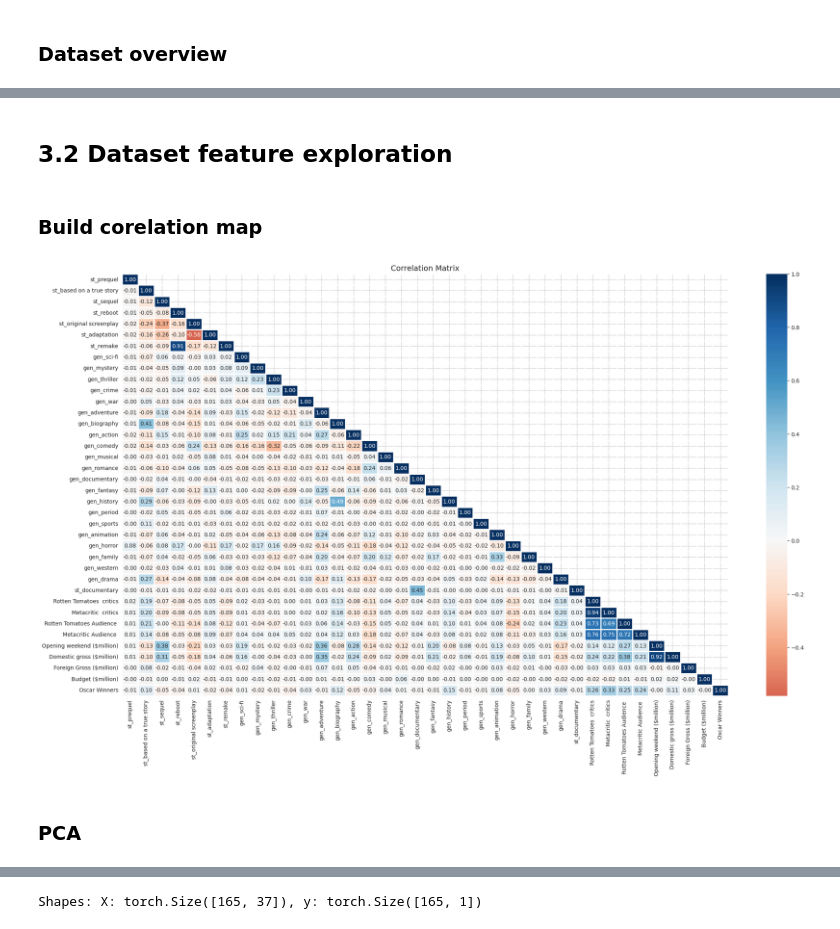
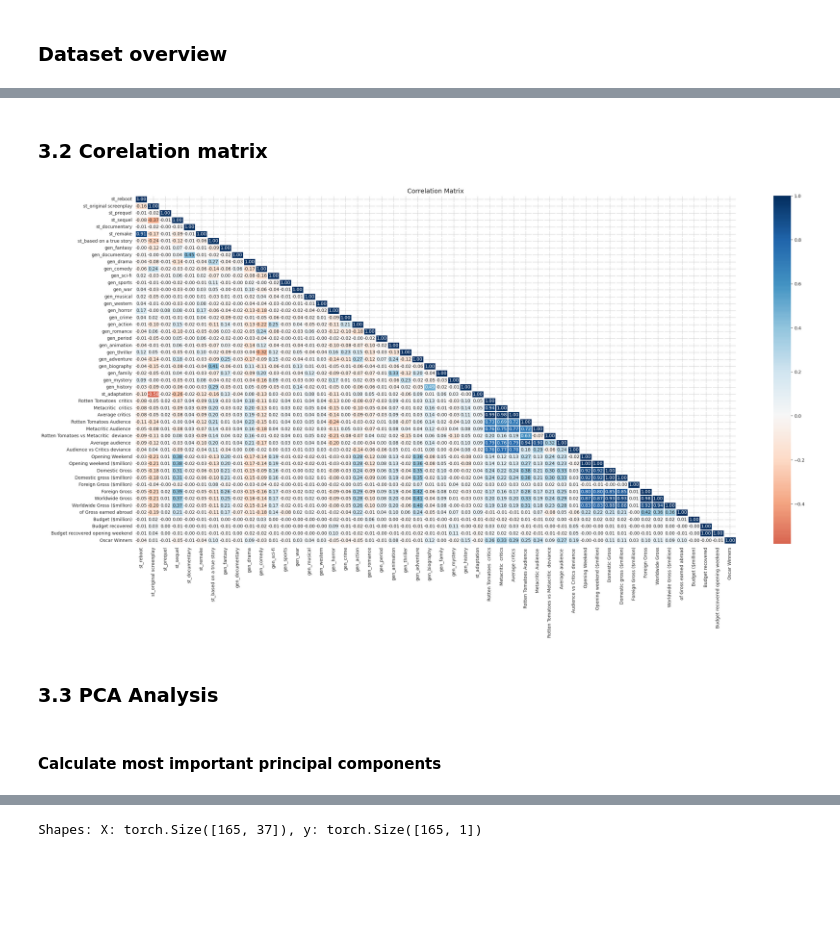
Before and after one commit to AAleksandros/HUA-DIT-Data-mining-project, a Jupyter notebook: data_mining.ipynb, the cells around one changed output, grey strips where cells are left out. Saved outputs shown, nothing was run; the diff lists cells and outputs as text; code cells hidden in the pictures; blank space fills up the shorter version.

```diff
--- a/data_mining.ipynb
+++ b/data_mining.ipynb
@@ -179,8 +179,3 @@ df.head()
 | 2 | 30 Days of Night | 2007 | adaptation | 50 | 53 | 52 | ... |
 | 3 | Across the Universe | 2007 | original screenplay | 54 | 56 | 55 | ... |
 | 4 | Alien vs. Predator - Requiem | 2007 | sequel | 14 | 29 | 22 | ... |
-# %%
-#Remove decimal points and percent symbols from numerical strings
-
-df[['Worldwide Gross', 'Foreign Gross ($million)']] = df[['Worldwide Gross', 'Foreign Gross ($million)']].replace(',','', regex=True)
-df = df.replace('%','', regex=True)
@@ -358,5 +417,3 @@ df['Oscar Winners'] = df["Oscar Winners"].notnull().astype("int")
-# %%
-df = df.drop(['Distributor', 'IMDb Rating', 'IMDB vs RT disparity', 'Opening Weekend', 'Domestic Gross', 'Foreign Gross', 'Worldwide Gross', 'Year', 'Release Date (US)', 'Oscar Detail', 'Rotten Tomatoes vs Metacritic  deviance', 'Audience vs Critics deviance ', 'Worldwide Gross ($million)', ' of Gross earned abroad', 'Average audience ', 'Average critics ', ' Budget recovered', ' Budget recovered opening weekend'], axis=1)
 # %% [markdown]
 ### Dataset overview
 # %%
@@ -383,28 +440,26 @@ df.head().T
 # %% [markdown]
-## 3.2 Dataset feature exploration
+### 3.2 Corelation matrix
-# %% [markdown]
-### Build corelation map
 # %%
-# remove film names column
-df = df.drop(['Film'], axis=1)
+# remove non relevant columns
+df = df.drop(['Film', 'Year','Distributor', 'IMDb Rating', 'IMDB vs RT disparity', 'Release Date (US)','Oscar Detail'], axis=1)
 # %%
 # Reset background style
 sns.set_style('whitegrid')
 
 corr = df.corr()
 
 mask = np.zeros_like(corr)
 mask[np.triu_indices_from(mask, k=1)] = True
 
 # Plot the heatmap
-plt.figure(figsize=(25, 14))
+plt.figure(figsize=(30, 14))
 sns.heatmap(corr, mask=mask, cmap=colormaps['RdBu'], annot=True, center=0, fmt='.2f', linewidths=2)
 plt.title('Correlation Matrix', fontsize=14)
 plt.show()
 # %% [output]
-[figure, old version]
+[figure, new version]
 # %% [markdown]
-### PCA
+### 3.3 PCA Analysis
 # %%
 # TODO: include movie name in dataframe and scatterplot (just for oscar winners maybe?)
 
@@ -418,3 +475,5 @@ df_reduced = df.drop(['st_prequel', 'st_documentary', 'st_original screenplay',
+# %% [markdown]
+#### Calculate most important principal components
 # %%
 x = df_reduced.drop(['Oscar Winners'], axis=1).values
 y = df_reduced['Oscar Winners'].values
```
Also changed, not shown: parts of 35 cells of this notebook.
